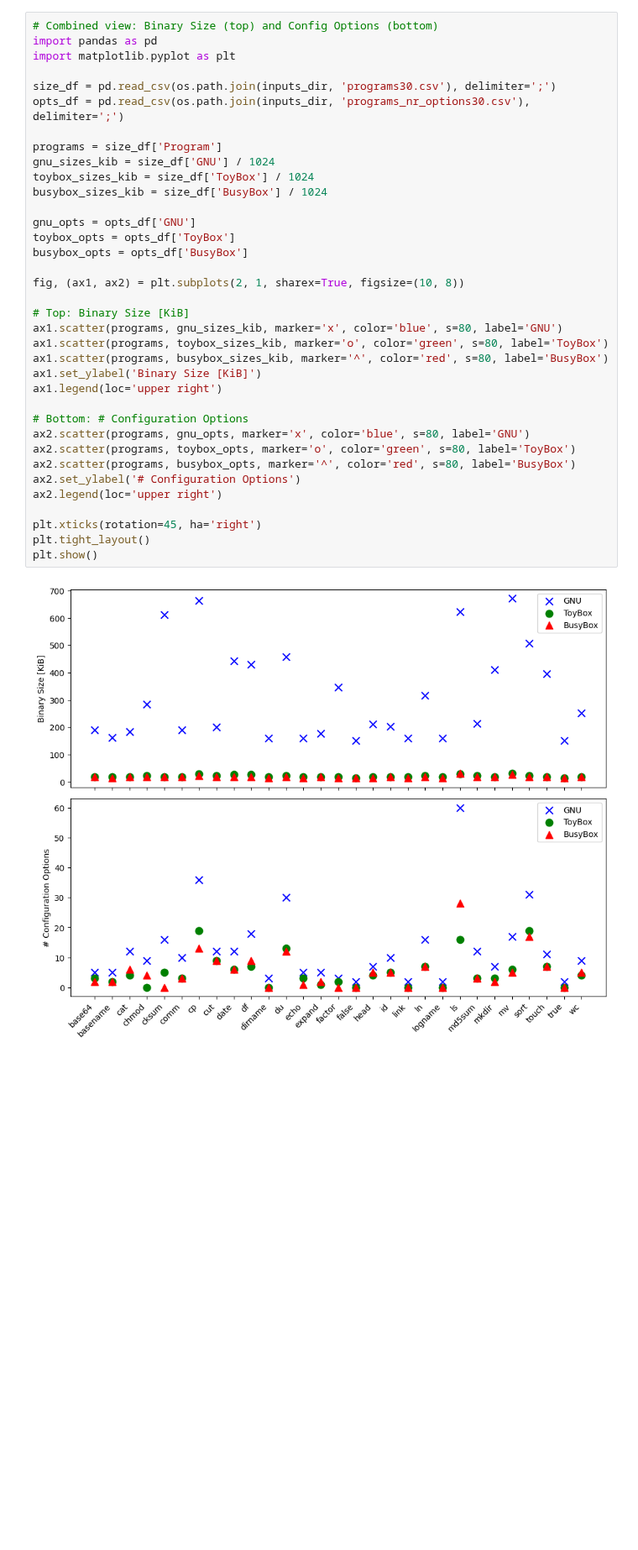
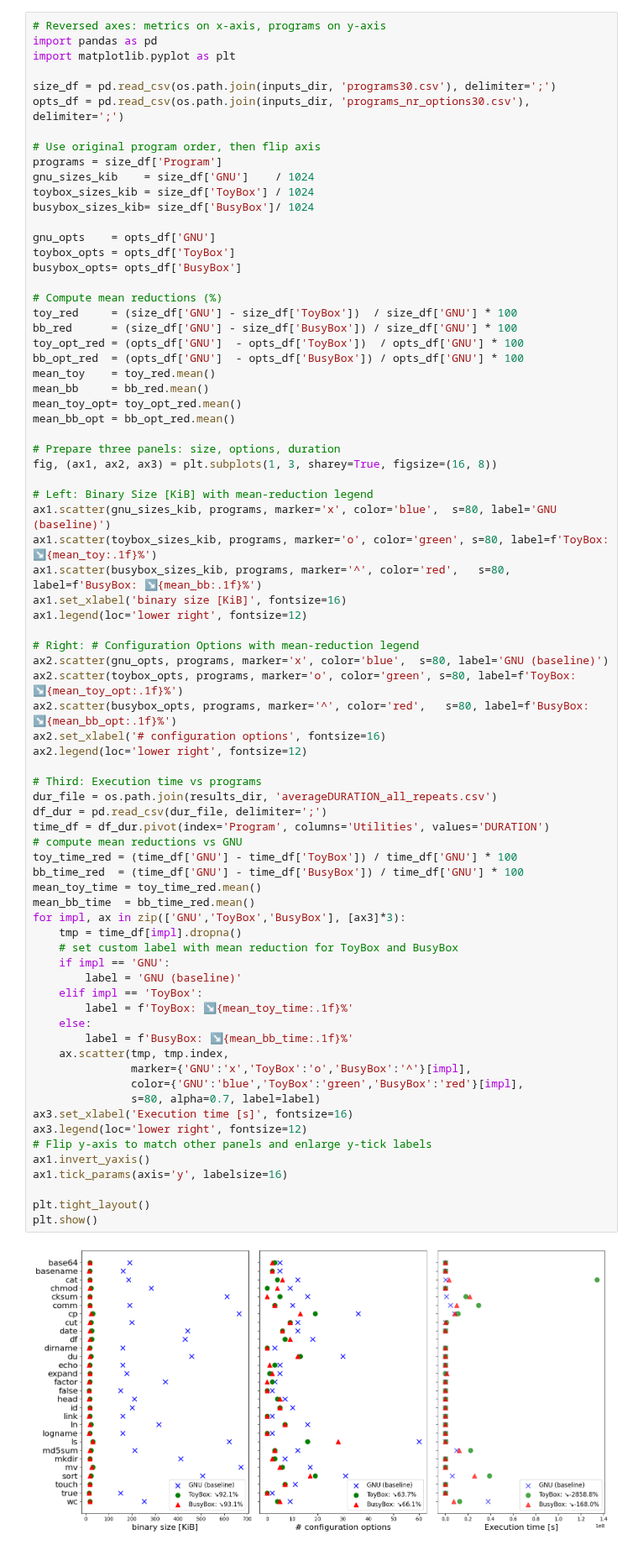
Before and after one commit to ternava/bloat-energy-consumption, a Jupyter notebook: notebooks/create_charts.ipynb, the cells around one changed output. Shown at 84% size. Drawn from its saved outputs; the diff is of its cells as text; blank space fills up the shorter version.

```diff
--- a/notebooks/create_charts.ipynb
+++ b/notebooks/create_charts.ipynb
@@ -409,40 +232,79 @@ plt.show()
 # %% [output]
 [figure]
 # %%
-# Combined view: Binary Size (top) and Config Options (bottom)
+# Reversed axes: metrics on x-axis, programs on y-axis
 import pandas as pd
 import matplotlib.pyplot as plt
 
 size_df = pd.read_csv(os.path.join(inputs_dir, 'programs30.csv'), delimiter=';')
 opts_df = pd.read_csv(os.path.join(inputs_dir, 'programs_nr_options30.csv'), delimiter=';')
 
+# Use original program order, then flip axis
 programs = size_df['Program']
-gnu_sizes_kib = size_df['GNU'] / 1024
+gnu_sizes_kib    = size_df['GNU']    / 1024
 toybox_sizes_kib = size_df['ToyBox'] / 1024
-busybox_sizes_kib = size_df['BusyBox'] / 1024
+busybox_sizes_kib= size_df['BusyBox']/ 1024
 
-gnu_opts = opts_df['GNU']
+gnu_opts    = opts_df['GNU']
 toybox_opts = opts_df['ToyBox']
-busybox_opts = opts_df['BusyBox']
+busybox_opts= opts_df['BusyBox']
 
-fig, (ax1, ax2) = plt.subplots(2, 1, sharex=True, figsize=(10, 8))
+# Compute mean reductions (%)
+toy_red     = (size_df['GNU'] - size_df['ToyBox'])  / size_df['GNU'] * 100
+bb_red      = (size_df['GNU'] - size_df['BusyBox']) / size_df['GNU'] * 100
+toy_opt_red = (opts_df['GNU']  - opts_df['ToyBox'])  / opts_df['GNU'] * 100
+bb_opt_red  = (opts_df['GNU']  - opts_df['BusyBox']) / opts_df['GNU'] * 100
+mean_toy    = toy_red.mean()
+mean_bb     = bb_red.mean()
+mean_toy_opt= toy_opt_red.mean()
+mean_bb_opt = bb_opt_red.mean()
 
-# Top: Binary Size [KiB]
-ax1.scatter(programs, gnu_sizes_kib, marker='x', color='blue', s=80, label='GNU')
-ax1.scatter(programs, toybox_sizes_kib, marker='o', color='green', s=80, label='ToyBox')
-ax1.scatter(programs, busybox_sizes_kib, marker='^', color='red', s=80, label='BusyBox')
-ax1.set_ylabel('Binary Size [KiB]')
-ax1.legend(loc='upper right')
+# Prepare three panels: size, options, duration
+fig, (ax1, ax2, ax3) = plt.subplots(1, 3, sharey=True, figsize=(16, 8))
 
-# Bottom: # Configuration Options
-ax2.scatter(programs, gnu_opts, marker='x', color='blue', s=80, label='GNU')
-ax2.scatter(programs, toybox_opts, marker='o', color='green', s=80, label='ToyBox')
-ax2.scatter(programs, busybox_opts, marker='^', color='red', s=80, label='BusyBox')
-ax2.set_ylabel('# Configuration Options')
-ax2.legend(loc='upper right')
+# Left: Binary Size [KiB] with mean‐reduction legend
+ax1.scatter(gnu_sizes_kib, programs, marker='x', color='blue',  s=80, label='GNU (baseline)')
+ax1.scatter(toybox_sizes_kib, programs, marker='o', color='green', s=80, label=f'ToyBox: ↘{mean_toy:.1f}%')
+ax1.scatter(busybox_sizes_kib, programs, marker='^', color='red',   s=80, label=f'BusyBox: ↘{mean_bb:.1f}%')
+ax1.set_xlabel('binary size [KiB]', fontsize=16)
+ax1.legend(loc='lower right', fontsize=12)
 
-plt.xticks(rotation=45, ha='right')
+# Right: # Configuration Options with mean‐reduction legend
+ax2.scatter(gnu_opts, programs, marker='x', color='blue',  s=80, label='GNU (baseline)')
+ax2.scatter(toybox_opts, programs, marker='o', color='green', s=80, label=f'ToyBox: ↘{mean_toy_opt:.1f}%')
+ax2.scatter(busybox_opts, programs, marker='^', color='red',   s=80, label=f'BusyBox: ↘{mean_bb_opt:.1f}%')
+ax2.set_xlabel('# configuration options', fontsize=16)
+ax2.legend(loc='lower right', fontsize=12)
+
+# Third: Execution time vs programs
+dur_file = os.path.join(results_dir, 'averageDURATION_all_repeats.csv')
+df_dur = pd.read_csv(dur_file, delimiter=';')
+time_df = df_dur.pivot(index='Program', columns='Utilities', values='DURATION')
+# compute mean reductions vs GNU
+toy_time_red = (time_df['GNU'] - time_df['ToyBox']) / time_df['GNU'] * 100
+bb_time_red  = (time_df['GNU'] - time_df['BusyBox']) / time_df['GNU'] * 100
+mean_toy_time = toy_time_red.mean()
+mean_bb_time  = bb_time_red.mean()
+for impl, ax in zip(['GNU','ToyBox','BusyBox'], [ax3]*3):
+    tmp = time_df[impl].dropna()
+    # set custom label with mean reduction for ToyBox and BusyBox
+    if impl == 'GNU':
+        label = 'GNU (baseline)'
+    elif impl == 'ToyBox':
+        label = f'ToyBox: ↘{mean_toy_time:.1f}%'
+    else:
+        label = f'BusyBox: ↘{mean_bb_time:.1f}%'
+    ax.scatter(tmp, tmp.index,
+               marker={'GNU':'x','ToyBox':'o','BusyBox':'^'}[impl],
+               color={'GNU':'blue','ToyBox':'green','BusyBox':'red'}[impl],
+               s=80, alpha=0.7, label=label)
+ax3.set_xlabel('Execution time [s]', fontsize=16)
+ax3.legend(loc='lower right', fontsize=12)
+# Flip y-axis to match other panels and enlarge y-tick labels
+ax1.invert_yaxis()
+ax1.tick_params(axis='y', labelsize=16)
+
 plt.tight_layout()
 plt.show()
 # %% [output]
-[figure, old version]
+[figure, new version]
```
Also changed, not shown: parts of 12 cells of this notebook, 12 other files.
